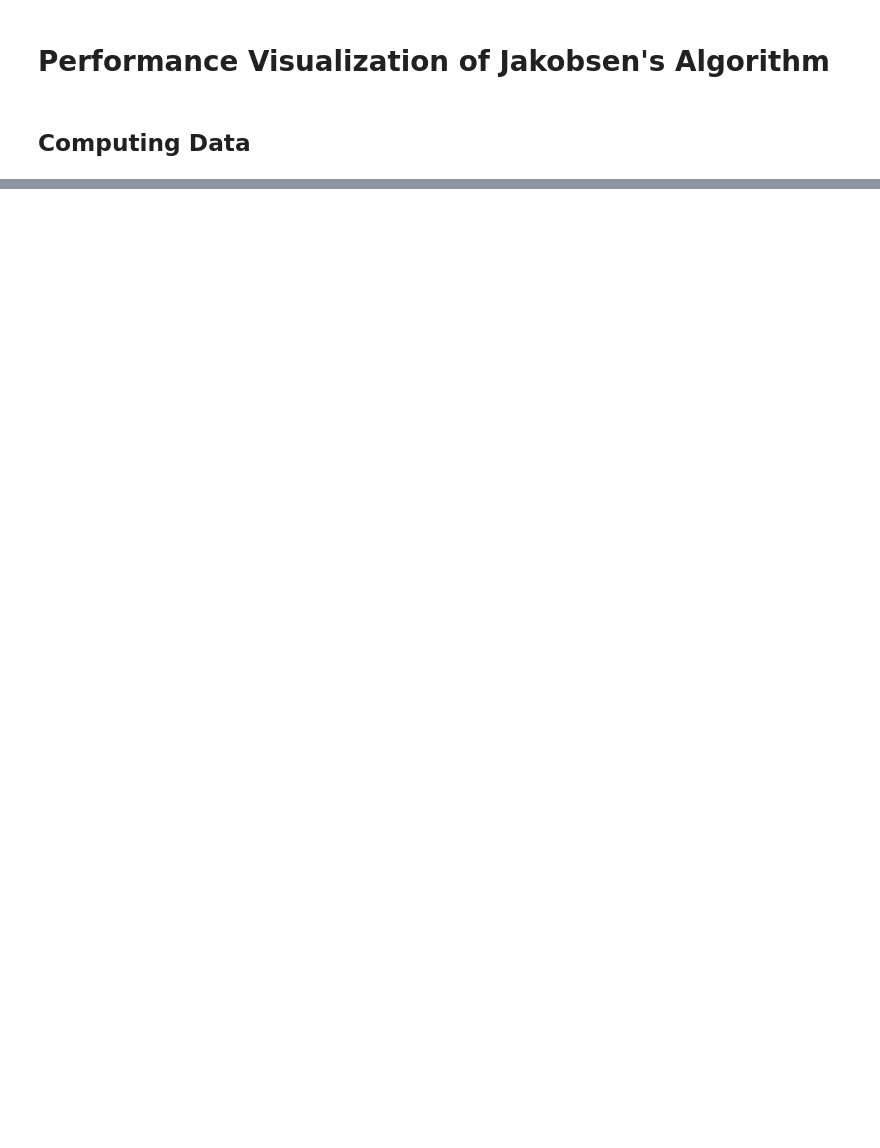
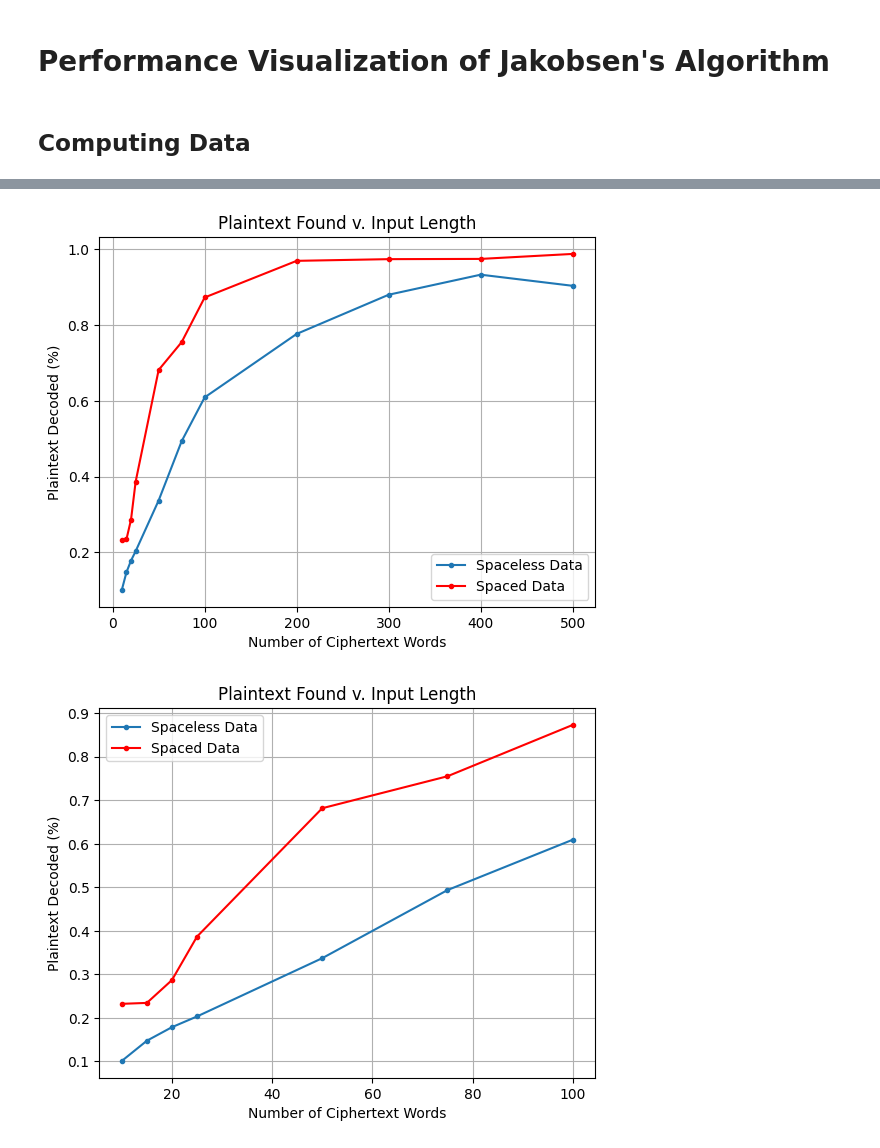
Before and after one commit to jkszan/formalized-cryptograph-solver, a Jupyter notebook: visualizations.ipynb, the cells around one changed output, grey strips where cells are left out. Drawn from its saved outputs; the diff is of its cells as text; code cells hidden in the pictures; blank space fills up the shorter version.

```diff
--- a/visualizations.ipynb
+++ b/visualizations.ipynb
@@ -98,0 +119,30 @@ for length in wordLengthsOld:
+# %%
+import matplotlib.pyplot as plt
+
+#def plotComparative(xLabel, yLabel, xArray, ySpaced, ySpaceless):
+
+def plot_word_length_percentage(word_lengths, accuracy_spaceless, accuracy_spaced):
+    #print(accuracy_spaceless)
+    #print(accuracy_spaced)
+    plt.plot(word_lengths, accuracy_spaceless, marker='.', linestyle='-', label='Spaceless Data')
+    plt.plot(word_lengths, accuracy_spaced, marker='.', linestyle='-', label='Spaced Data', color='red')
+    plt.xlabel('Number of Ciphertext Words')
+    plt.ylabel('Plaintext Decoded (%)')
+    plt.title('Plaintext Found v. Input Length')
+    plt.grid(True)
+    plt.legend()
+    plt.show()
+
+accuracy_spaceless = []
+for length, results in formattedResultsSpaceless.items():
+    accuracy_spaceless.append(results[1])
+
+accuracy_spaced = []
+for length, results in formattedResultsSpaced.items():
+    accuracy_spaced.append(results[1])
+
+plot_word_length_percentage(wordLengths, accuracy_spaceless, accuracy_spaced)
+plot_word_length_percentage(wordLengths[:7], accuracy_spaceless[:7], accuracy_spaced[:7])
+# %% [output]
+[figure, added]
+[figure, added]
```
Also changed, not shown: parts of 12 cells of this notebook, 3 other files.
